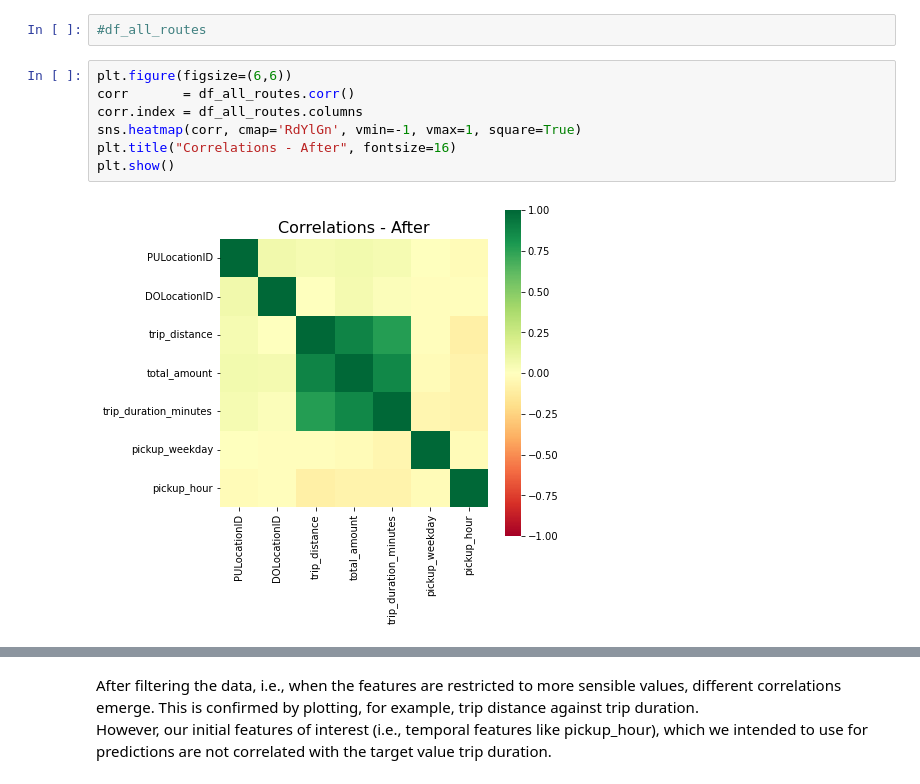
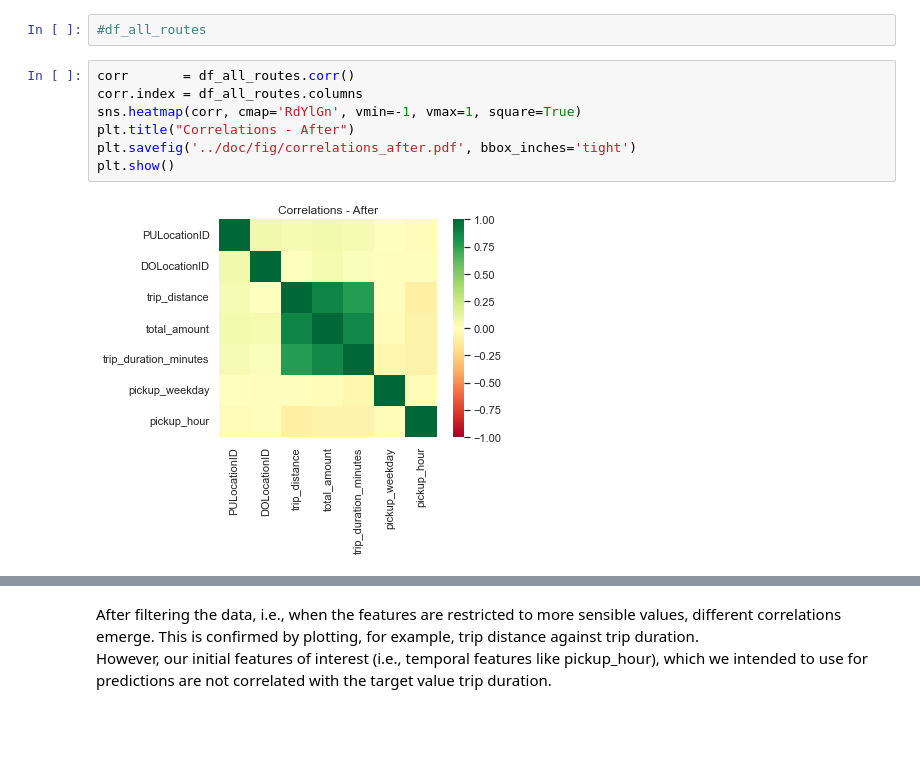
Before and after one commit to nilsriekers/data-literacy-project, a Jupyter notebook: exp/exp208_Gaussianize_Data.ipynb, the cells around one changed output, grey strips where cells are left out. Cells and saved outputs as stored; diff of their text form; blank space fills up the shorter version.

Commit message:
Created final formatting of correlation matrix.

```diff
--- a/exp/exp208_Gaussianize_Data.ipynb
+++ b/exp/exp208_Gaussianize_Data.ipynb
@@ -158,11 +164,11 @@ df_all_routes = df_all_routes.drop(columns=excluded_clms, inplace=False)
 # %%
 #df_all_routes
 # %%
-plt.figure(figsize=(6,6))
 corr       = df_all_routes.corr()
 corr.index = df_all_routes.columns
 sns.heatmap(corr, cmap='RdYlGn', vmin=-1, vmax=1, square=True)
-plt.title("Correlations - After", fontsize=16)
+plt.title("Correlations - After")
+plt.savefig('../doc/fig/correlations_after.pdf', bbox_inches='tight')
 plt.show()
 # %% [output]
-[figure, old version]
+[figure, new version]
```
Also changed, not shown: parts of 61 cells of this notebook, 1 other file.
